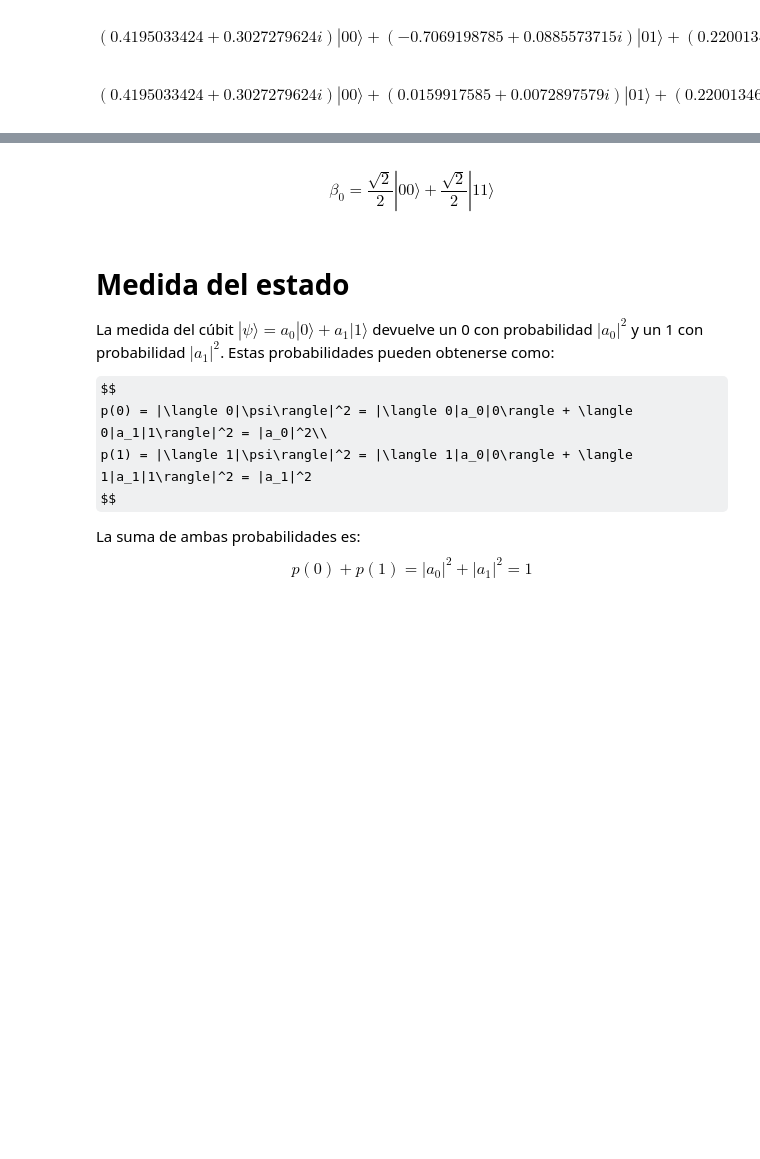
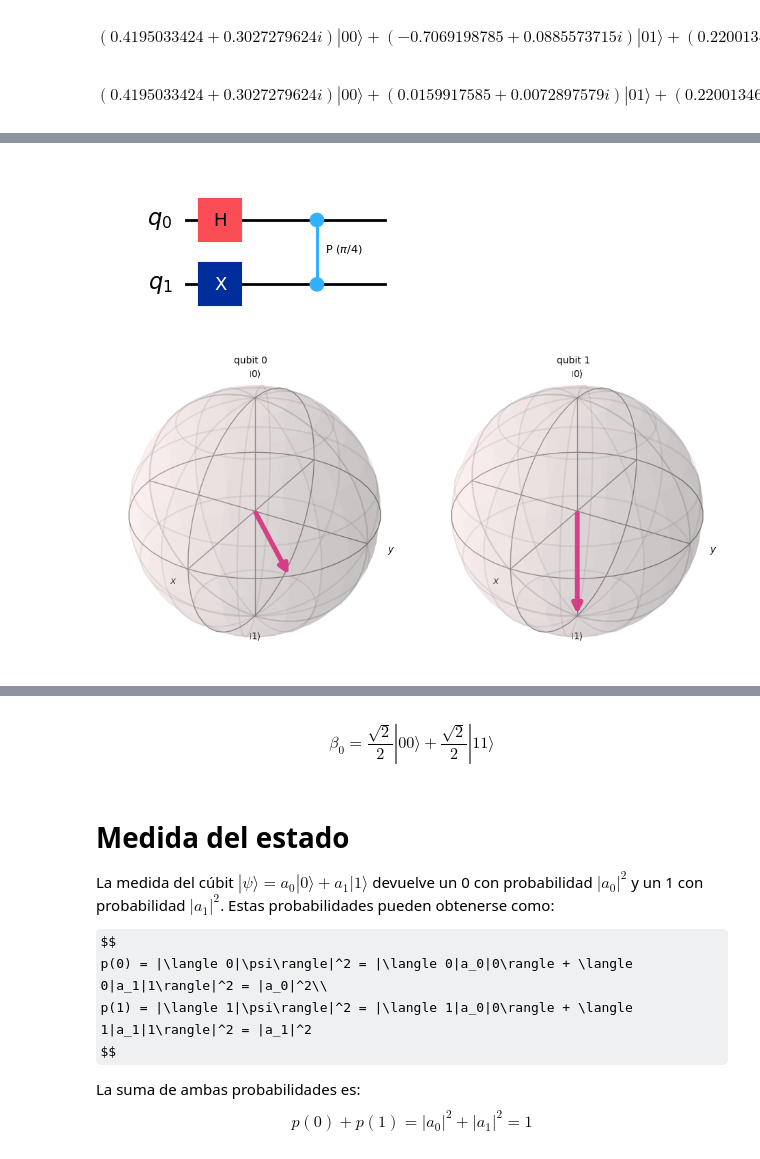
Before and after one commit to tarabelo/GrIA-QML-2025-26, a Jupyter notebook: 03. Bits y Cúbits.ipynb, the cells around one changed output, grey strips where cells are left out. Saved outputs shown, nothing was run; the diff lists cells and outputs as text; code cells hidden in the pictures; some formulas as TeX source; blank space fills up the shorter version.

```diff
--- a/03. Bits y Cúbits.ipynb
+++ b/03. Bits y Cúbits.ipynb
@@ -1150,0 +1288,18 @@ $$(0.4195033424 + 0.3027279624 i) |00\rangle+(0.0159917585 + 0.0072897579 i) |01
+# %%
+import numpy as np
+# Cúbit de control
+c = 0
+# Cúbit target
+t = 1
+# Fase
+𝜃 = np.pi/4
+qc=QuantumCircuit(2)
+qc.h(c)
+qc.x(t)
+qc.cp(𝜃, c, t)
+display(qc.draw('mpl'))
+estado = Statevector.from_circuit(qc)
+estado.draw('bloch')
+# %% [output]
+[figure, added]
+[figure, added]
```
Also changed, not shown: parts of 28 cells of this notebook.
